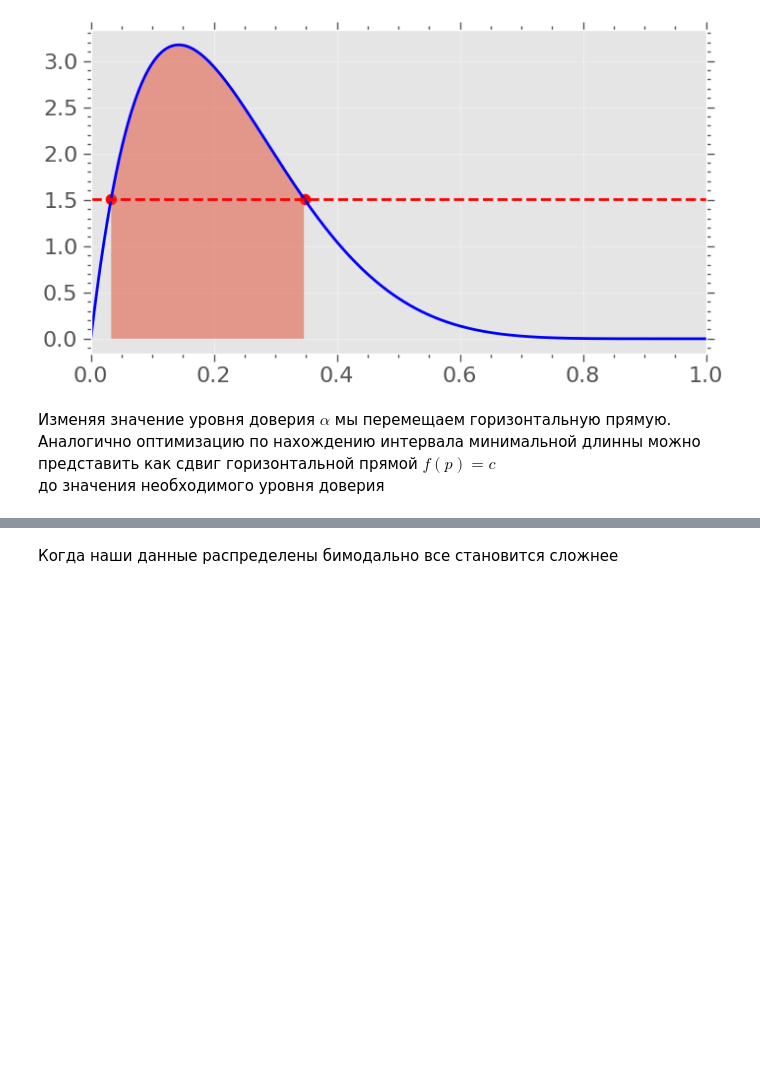
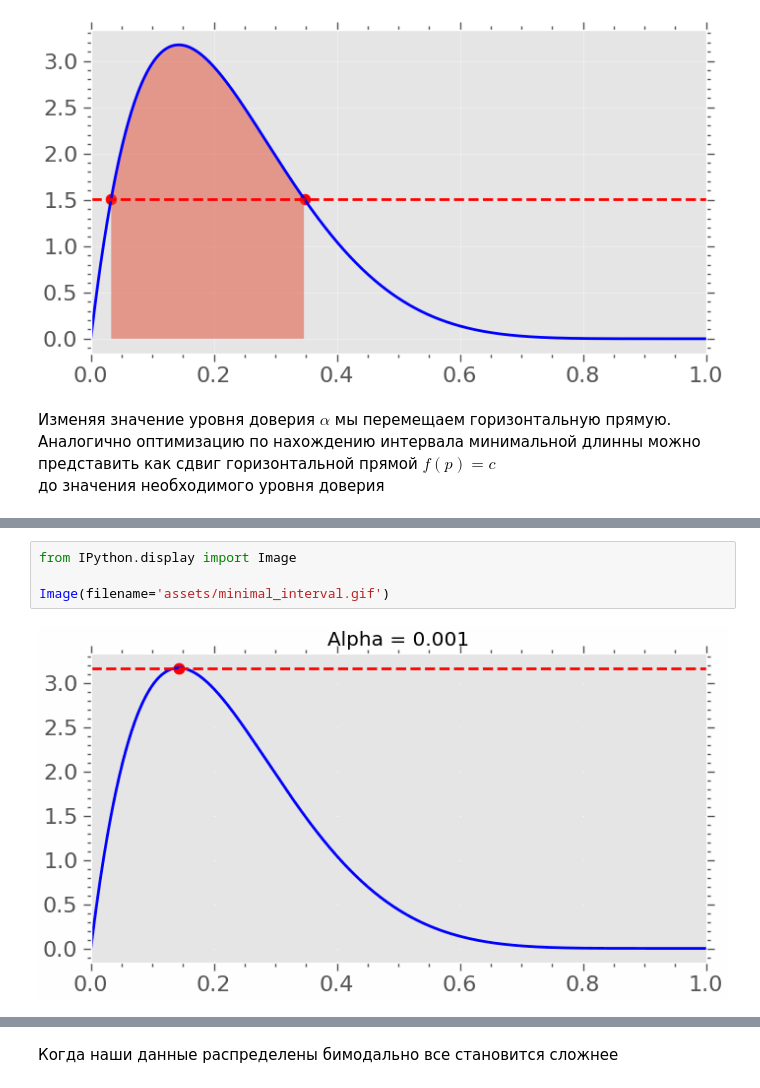
Before and after one commit to 2reckey/Bayesian_Stats, a Jupyter notebook: Stats and Game theory/04_Байесовская_статистика_Доверительные_интервалы.ipynb, the cells around one changed output, grey strips where cells are left out. Cells and saved outputs as stored; diff of their text form; blank space fills up the shorter version.

```diff
--- a/Stats and Game theory/04_Байесовская_статистика_Доверительные_интервалы.ipynb
+++ b/Stats and Game theory/04_Байесовская_статистика_Доверительные_интервалы.ipynb
@@ -180,0 +183,6 @@ interact(update_interval, alpha=FloatSlider(min=0.01, max=0.99, step=0.01, value
+# %%
+from IPython.display import Image
+
+Image(filename='assets/minimal_interval.gif')
+# %% [output]
+[figure, added]
```
Also changed, not shown: parts of 29 cells of this notebook.
